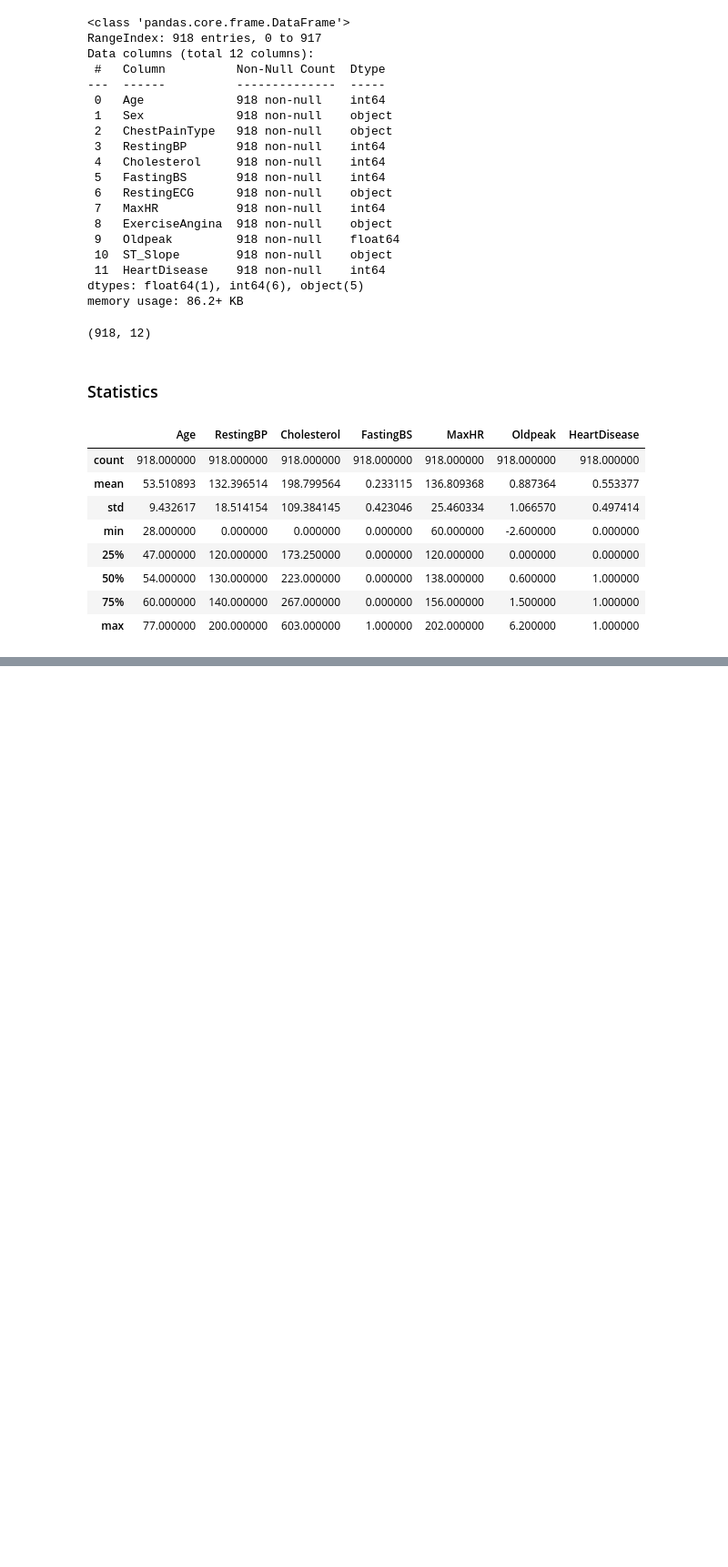
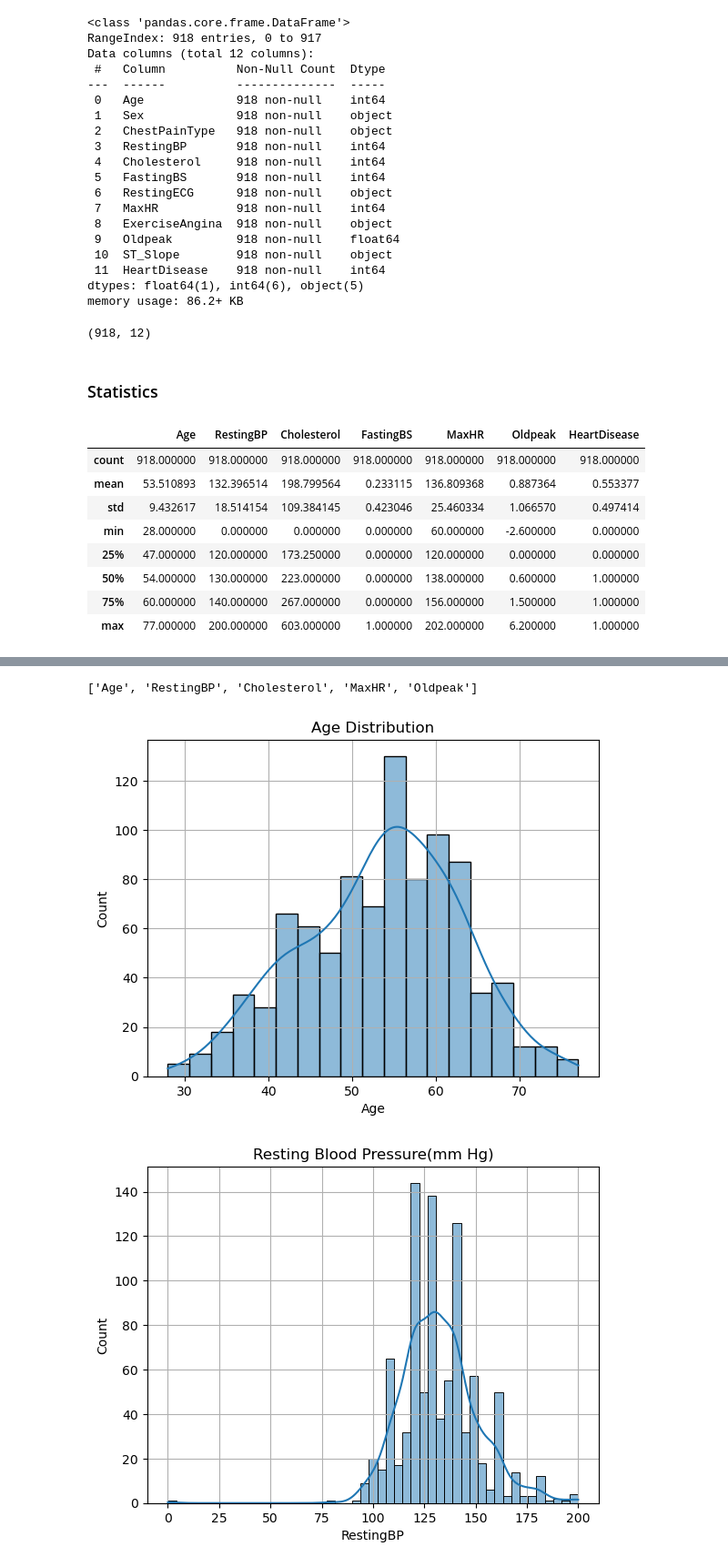
Before and after one commit to UzmaSayyeda/Heart-Disease-Analysis, a Jupyter notebook: heart_disease_analysis.ipynb, the cells around one changed output, grey strips where cells are left out. Shown: that part at 91% size. Cells and saved outputs as stored; diff of their text form; code cells hidden in the pictures; blank space fills up the shorter version.

```diff
--- a/heart_disease_analysis.ipynb
+++ b/heart_disease_analysis.ipynb
@@ -86,0 +130,18 @@ df.describe()
+# %%
+cont_value
+# %% [output]
+['Age', 'RestingBP', 'Cholesterol', 'MaxHR', 'Oldpeak']
+# %%
+def dist_plot(data,title):
+    sns.histplot(data,kde=True,stat="count",palette='mako')
+    plt.grid(True)
+    plt.title(title)
+    plt.show()
+# %%
+dist_plot(df["Age"],"Age Distribution")
+dist_plot(df["RestingBP"], "Resting Blood Pressure(mm Hg)")
+dist_plot(df["Cholesterol"], "Serum Cholestrol Distribution(mm/dl)")
+dist_plot(df["MaxHR"],"Maximum Heart Rate")
+# %% [output]
+[figure, added]
+[figure, added]
```
Also changed, not shown: parts of 11 cells of this notebook.
